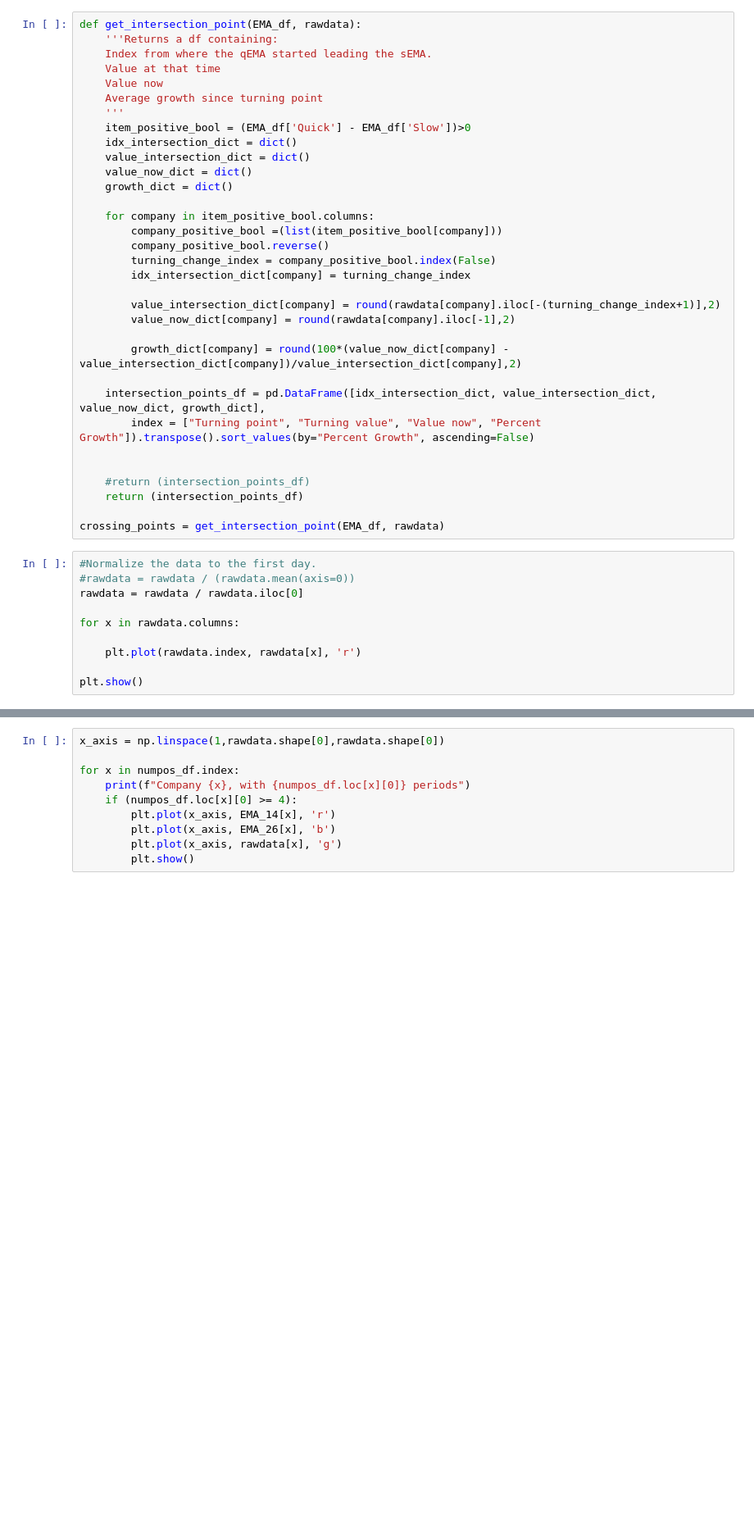
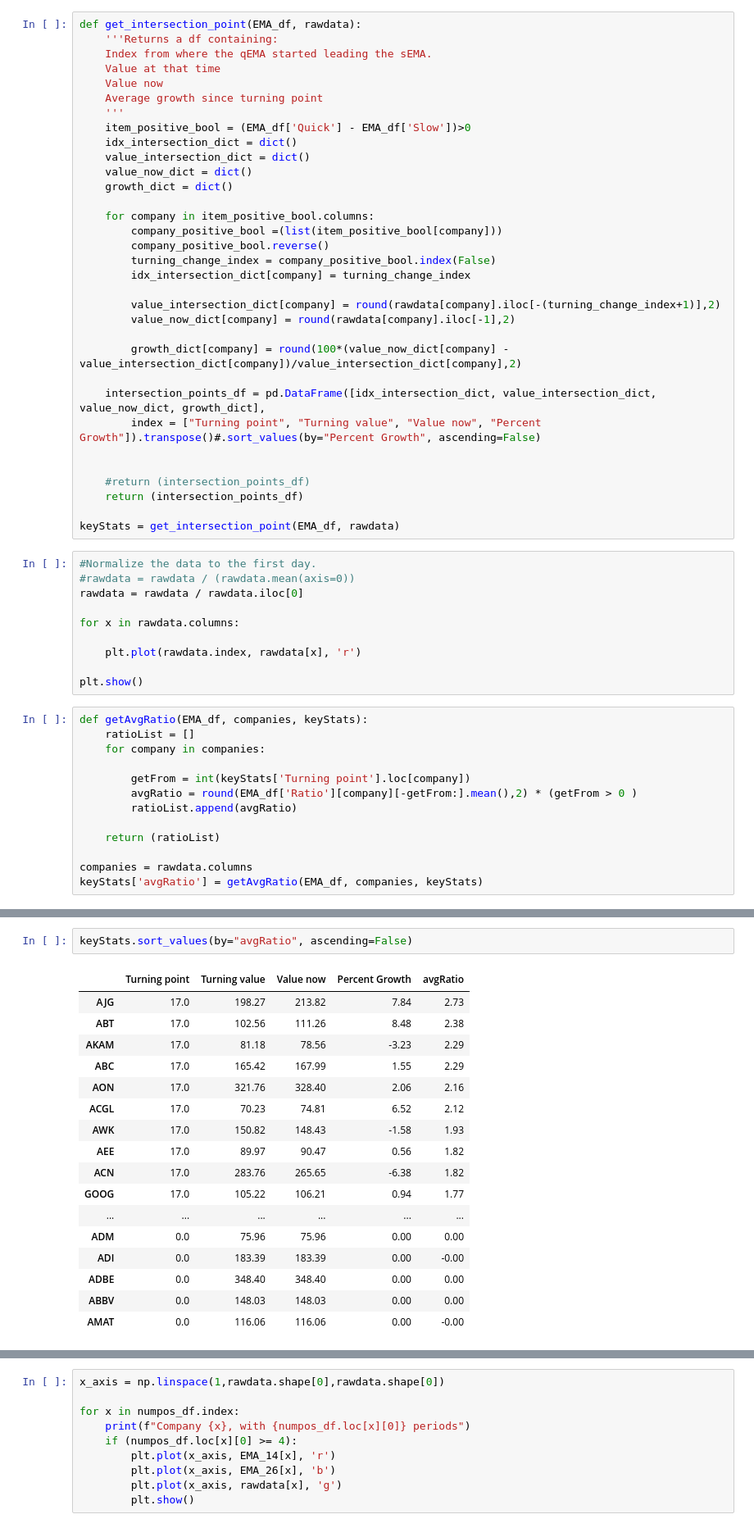
Before and after one commit to pablomleal/TA_Lib, a Jupyter notebook: index.ipynb, the cells around one changed output, grey strips where cells are left out. Shown at 82% size. Saved outputs shown, nothing was run; the diff lists cells and outputs as text; blank space fills up the shorter version.

Commit message:
New Function getAvgRatio, cancelled to 0 when no turning point

```diff
--- a/index.ipynb
+++ b/index.ipynb
@@ -86,13 +88,13 @@ def get_intersection_point(EMA_df, rawdata):
         growth_dict[company] = round(100*(value_now_dict[company] - value_intersection_dict[company])/value_intersection_dict[company],2)
 
     intersection_points_df = pd.DataFrame([idx_intersection_dict, value_intersection_dict, value_now_dict, growth_dict],
-        index = ["Turning point", "Turning value", "Value now", "Percent Growth"]).transpose().sort_values(by="Percent Growth", ascending=False)
+        index = ["Turning point", "Turning value", "Value now", "Percent Growth"]).transpose()#.sort_values(by="Percent Growth", ascending=False)
 
 
     #return (intersection_points_df)
     return (intersection_points_df)
 
-crossing_points = get_intersection_point(EMA_df, rawdata)
+keyStats = get_intersection_point(EMA_df, rawdata)
 # %%
 #Normalize the data to the first day.
 #rawdata = rawdata / (rawdata.mean(axis=0))
@@ -103,3 +105,16 @@ for x in rawdata.columns:
     plt.plot(rawdata.index, rawdata[x], 'r')
 
 plt.show()
+# %%
+def getAvgRatio(EMA_df, companies, keyStats):
+    ratioList = []
+    for company in companies:
+
+        getFrom = int(keyStats['Turning point'].loc[company])
+        avgRatio = round(EMA_df['Ratio'][company][-getFrom:].mean(),2) * (getFrom > 0 )
+        ratioList.append(avgRatio)
+
+    return (ratioList)
+
+companies = rawdata.columns
+keyStats['avgRatio'] = getAvgRatio(EMA_df, companies, keyStats)
@@ -105,0 +139,20 @@ plt.show()
+# %%
+keyStats.sort_values(by="avgRatio", ascending=False)
+# %% [output]
+|  | Turning point | Turning value | Value now | Percent Growth | avgRatio |
+| AJG | 17.0 | 198.27 | 213.82 | 7.84 | 2.73 |
+| ABT | 17.0 | 102.56 | 111.26 | 8.48 | 2.38 |
+| AKAM | 17.0 | 81.18 | 78.56 | -3.23 | 2.29 |
+| ABC | 17.0 | 165.42 | 167.99 | 1.55 | 2.29 |
+| AON | 17.0 | 321.76 | 328.40 | 2.06 | 2.16 |
+| ACGL | 17.0 | 70.23 | 74.81 | 6.52 | 2.12 |
+| AWK | 17.0 | 150.82 | 148.43 | -1.58 | 1.93 |
+| AEE | 17.0 | 89.97 | 90.47 | 0.56 | 1.82 |
+| ACN | 17.0 | 283.76 | 265.65 | -6.38 | 1.82 |
+| GOOG | 17.0 | 105.22 | 106.21 | 0.94 | 1.77 |
+| ... | ... | ... | ... | ... | ... |
+| ADM | 0.0 | 75.96 | 75.96 | 0.00 | 0.00 |
+| ADI | 0.0 | 183.39 | 183.39 | 0.00 | -0.00 |
+| ADBE | 0.0 | 348.40 | 348.40 | 0.00 | 0.00 |
+| ABBV | 0.0 | 148.03 | 148.03 | 0.00 | 0.00 |
+| AMAT | 0.0 | 116.06 | 116.06 | 0.00 | -0.00 |
```
Also changed, not shown: parts of 3 cells of this notebook.
